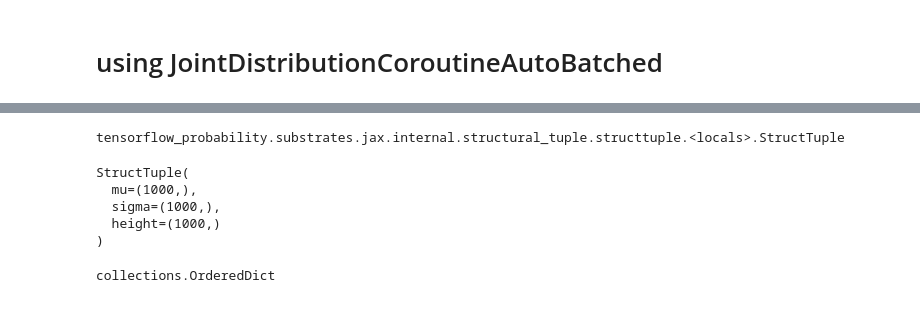
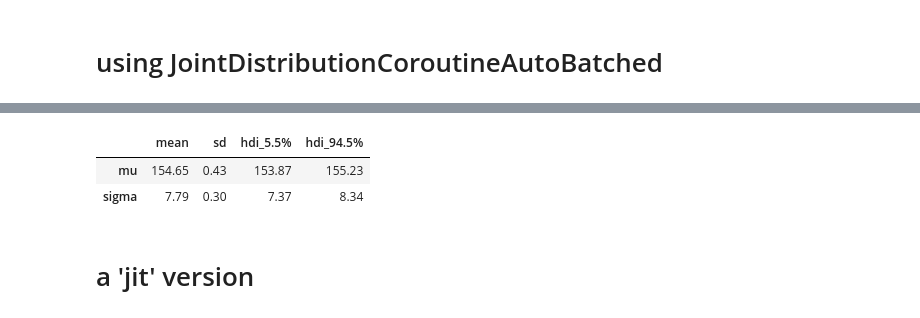
Before and after one commit to qpsy/rethinking-tfp2, a Jupyter notebook: 04_geocentric_models2.ipynb, the cells around one changed output, grey strips where cells are left out. Drawn from its saved outputs; the diff is of its cells as text; code cells hidden in the pictures.

Commit message:
Added JointDistributionCoroutineAutoBatched version of model 4.1

```diff
--- a/04_geocentric_models2.ipynb
+++ b/04_geocentric_models2.ipynb
@@ -605,18 +633,22 @@ init_state = init_state[:-1]
 # %%
+# mcmc.sample_chain() can interpret NamedTuple, so two args needed
 def target_log_prob(mu, sigma):
-    return jdc_4_1.log_prob(mu=mu, sigma=sigma, height=jnp.array(d2["height"]))
+    params = {"mu": mu, "sigma": sigma, "height": jnp.array(d2["height"])}
+    return jd_4_1_C.log_prob(StateTuple(**params))
 # %%
 kernel = tfp.mcmc.HamiltonianMonteCarlo(
     target_log_prob_fn=target_log_prob,
-    step_size=0.1,
+    step_size=0.2,
     num_leapfrog_steps=2
 )
+# %%
+init2 = init2[:-1]
 # %%
-states = tfp.mcmc.sample_chain(
+states2 = tfp.mcmc.sample_chain(
     1000,
-    current_state=init_state,
+    current_state=init2,
     kernel=kernel,
-    num_burnin_steps=300,
+    num_burnin_steps=200,
     trace_fn=None,
     seed=a_key()
 )
@@ -628 +675,9 @@ TypeError: body_fun output and input must have identical types, got
+# %%
+az.summary(states2._asdict(), round_to=2, kind="stats", hdi_prob=0.89)
+# %% [output]
+|  | mean | sd | hdi_5.5% | hdi_94.5% |
+| mu | 154.65 | 0.43 | 153.87 | 155.23 |
+| sigma | 7.79 | 0.30 | 7.37 | 8.34 |
+# %% [markdown]
+# a 'jit' version
 # %%
@@ -647,18 +689,0 @@ states = jax.jit(run_chain)(jdc_4_1.sample(seed=a_key()), a_key())
-# %%
-type(states)
-# %% [output]
-tensorflow_probability.substrates.jax.internal.structural_tuple.structtuple.<locals>.StructTuple
-# %%
-jax.tree.map(lambda x: x.shape, states)
-# %% [output]
-StructTuple(
-  mu=(1000,),
-  sigma=(1000,),
-  height=(1000,)
-)
-# %%
-# convert StructTuple to OderedDict, to use arviz
-states_dict = jax.tree.map(lambda x: jax.device_get(x), states)._asdict()
-type(states_dict)
-# %% [output]
-collections.OrderedDict
```
Also changed, not shown: parts of 13 cells of this notebook.
